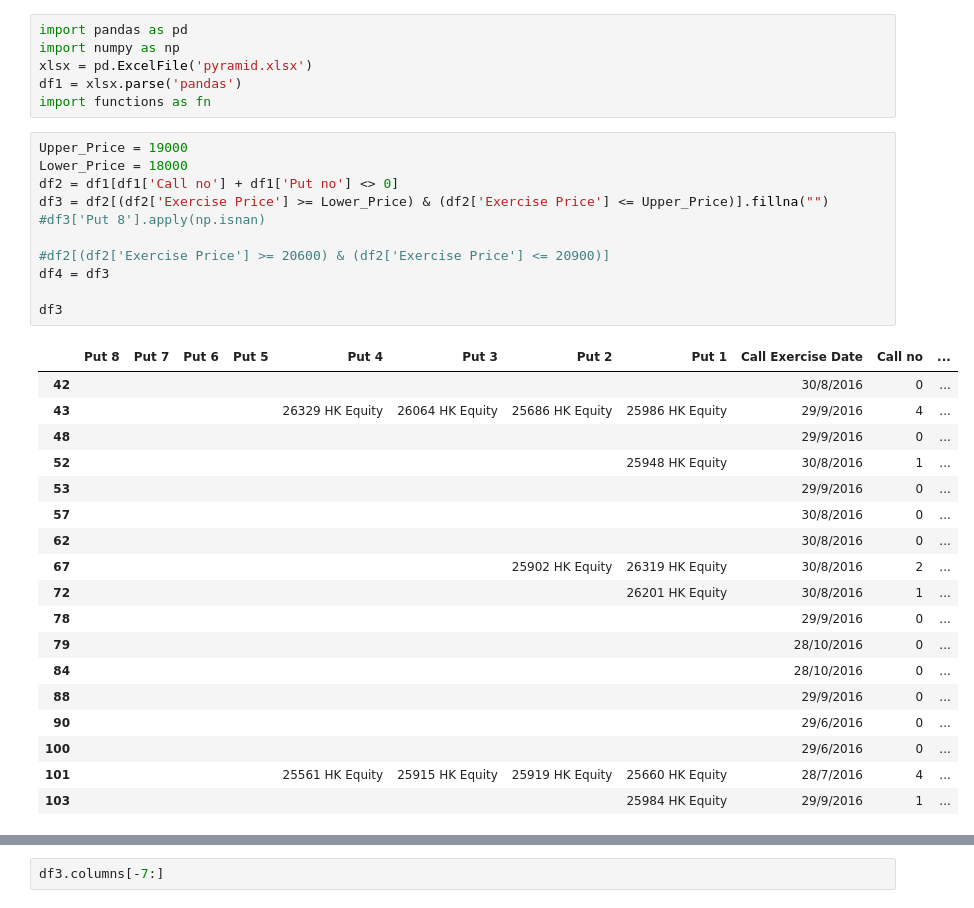
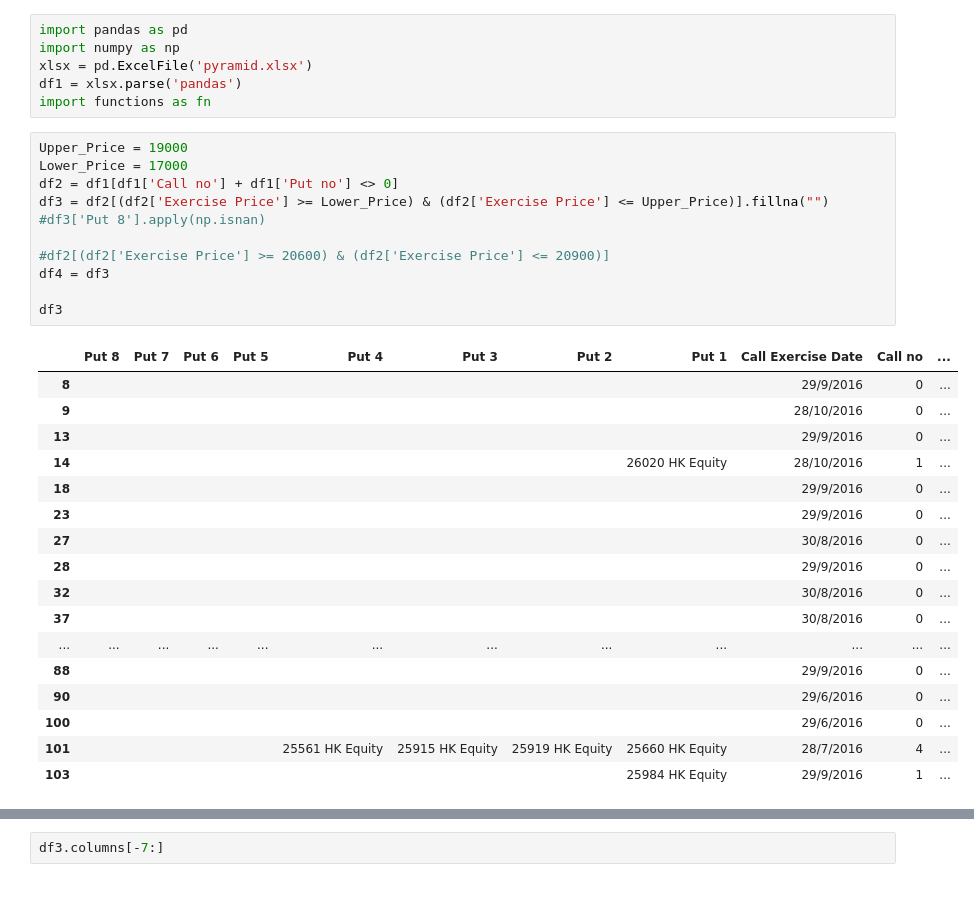
Before and after one commit to kitomicms/kitomicms.github.io, a Jupyter notebook: notebook/Options/Option pyramid.ipynb, the cells around one changed output, grey strips where cells are left out. Cells and saved outputs as stored; diff of their text form.

```diff
--- a/notebook/Options/Option pyramid.ipynb
+++ b/notebook/Options/Option pyramid.ipynb
@@ -6,29 +6,28 @@ df1 = xlsx.parse('pandas')
 import functions as fn
 # %%
 Upper_Price = 19000
-Lower_Price = 18000
+Lower_Price = 17000
 df2 = df1[df1['Call no'] + df1['Put no'] <> 0]
 df3 = df2[(df2['Exercise Price'] >= Lower_Price) & (df2['Exercise Price'] <= Upper_Price)].fillna("")
 #df3['Put 8'].apply(np.isnan)
 
 #df2[(df2['Exercise Price'] >= 20600) & (df2['Exercise Price'] <= 20900)]
 df4 = df3
 
 df3
 # %% [output]
 |  | Put 8 | Put 7 | Put 6 | Put 5 | Put 4 | Put 3 | Put 2 | Put 1 | Call Exercise Date | Call no | ... |
-| 42 |  |  |  |  |  |  |  |  | 30/8/2016 | 0 | ... |
-| 43 |  |  |  |  | 26329 HK Equity | 26064 HK Equity | 25686 HK Equity | 25986 HK Equity | 29/9/2016 | 4 | ... |
-| 48 |  |  |  |  |  |  |  |  | 29/9/2016 | 0 | ... |
-| 52 |  |  |  |  |  |  |  | 25948 HK Equity | 30/8/2016 | 1 | ... |
-| 53 |  |  |  |  |  |  |  |  | 29/9/2016 | 0 | ... |
-| 57 |  |  |  |  |  |  |  |  | 30/8/2016 | 0 | ... |
-| 62 |  |  |  |  |  |  |  |  | 30/8/2016 | 0 | ... |
-| 67 |  |  |  |  |  |  | 25902 HK Equity | 26319 HK Equity | 30/8/2016 | 2 | ... |
-| 72 |  |  |  |  |  |  |  | 26201 HK Equity | 30/8/2016 | 1 | ... |
-| 78 |  |  |  |  |  |  |  |  | 29/9/2016 | 0 | ... |
-| 79 |  |  |  |  |  |  |  |  | 28/10/2016 | 0 | ... |
-| 84 |  |  |  |  |  |  |  |  | 28/10/2016 | 0 | ... |
+| 8 |  |  |  |  |  |  |  |  | 29/9/2016 | 0 | ... |
+| 9 |  |  |  |  |  |  |  |  | 28/10/2016 | 0 | ... |
+| 13 |  |  |  |  |  |  |  |  | 29/9/2016 | 0 | ... |
+| 14 |  |  |  |  |  |  |  | 26020 HK Equity | 28/10/2016 | 1 | ... |
+| 18 |  |  |  |  |  |  |  |  | 29/9/2016 | 0 | ... |
+| 23 |  |  |  |  |  |  |  |  | 29/9/2016 | 0 | ... |
+| 27 |  |  |  |  |  |  |  |  | 30/8/2016 | 0 | ... |
+| 28 |  |  |  |  |  |  |  |  | 29/9/2016 | 0 | ... |
+| 32 |  |  |  |  |  |  |  |  | 30/8/2016 | 0 | ... |
+| 37 |  |  |  |  |  |  |  |  | 30/8/2016 | 0 | ... |
+| ... | ... | ... | ... | ... | ... | ... | ... | ... | ... | ... | ... |
 | 88 |  |  |  |  |  |  |  |  | 29/9/2016 | 0 | ... |
 | 90 |  |  |  |  |  |  |  |  | 29/6/2016 | 0 | ... |
 | 100 |  |  |  |  |  |  |  |  | 29/6/2016 | 0 | ... |
```
Also changed, not shown: parts of 1 cell of this notebook, 1 other file.
